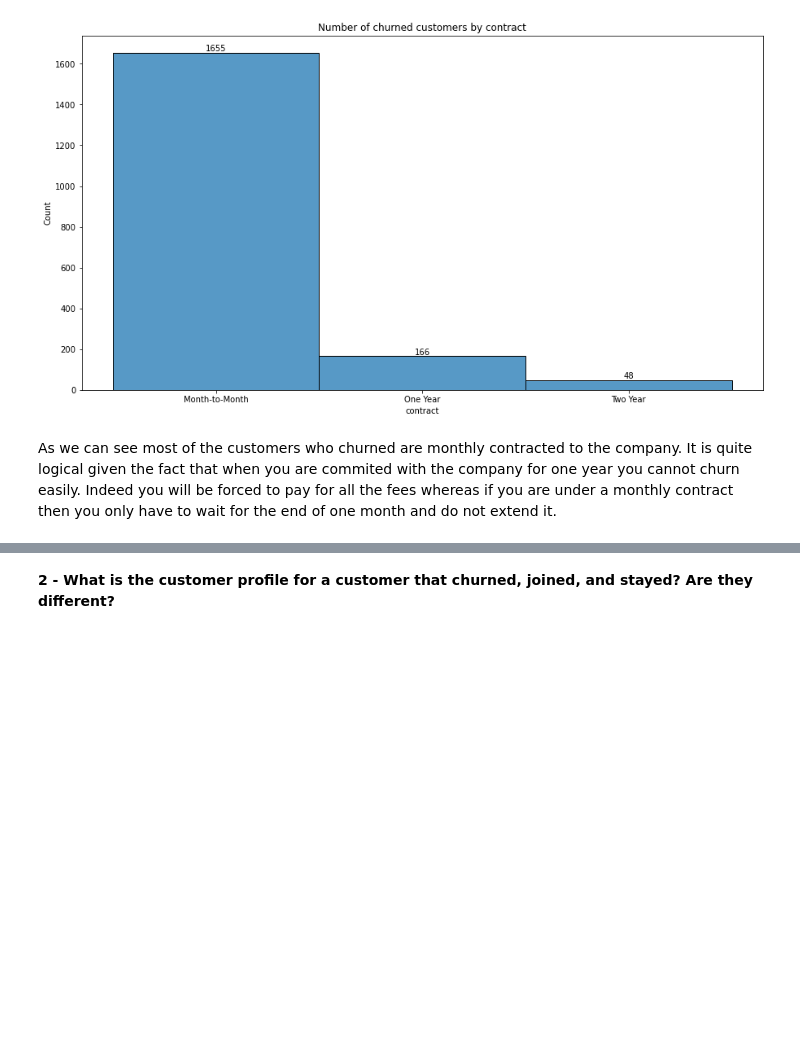
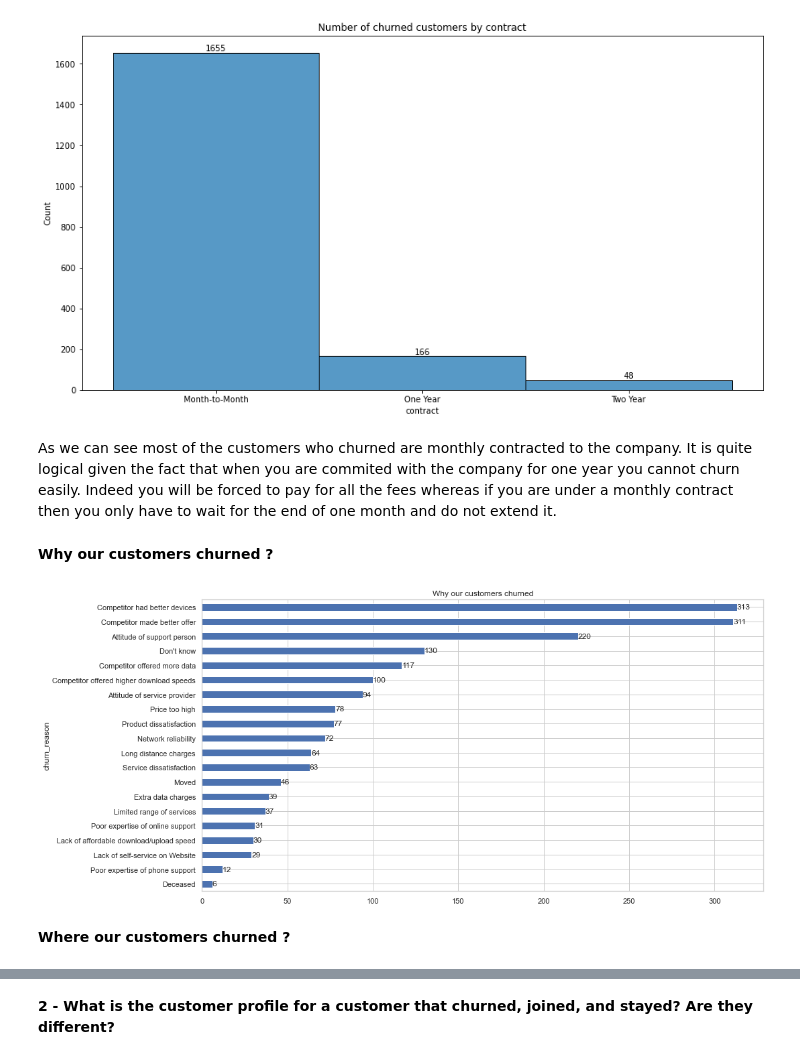
Before and after one commit to Yurhigz/Telecom_Churn, a Jupyter notebook: Script_Python.ipynb, the cells around one changed output, grey strips where cells are left out. Cells and saved outputs as stored; diff of their text form; code cells hidden in the pictures; blank space fills up the shorter version.

```diff
--- a/Script_Python.ipynb
+++ b/Script_Python.ipynb
@@ -269,5 +269,19 @@ ax.set_title('Number of churned customers by contract')
 plt.show()
 # %% [output]
 [figure]
-# %% [markdown]
-As we can see most of the customers who churned are monthly contracted to the company. It is quite logical given the fact that when you are commited with the company for one year you cannot churn easily. Indeed you will be forced to pay for all the fees whereas if you are under a monthly contract then you only have to wait for the end of one month and do not extend it.
+# %% [markdown]
+As we can see most of the customers who churned are monthly contracted to the company. It is quite logical given the fact that when you are commited with the company for one year you cannot churn easily. Indeed you will be forced to pay for all the fees whereas if you are under a monthly contract then you only have to wait for the end of one month and do not extend it.
+# %% [markdown]
+<b> Why our customers churned ? </b>
+# %%
+df_churn_reason = df.groupby(['churn_reason']).size().sort_values().drop('no churn')
+# %%
+fig, ax = plt.subplots(figsize=(15,8))
+ax = df_churn_reason.plot(kind='barh')
+ax.bar_label(ax.containers[0])
+ax.set_title('Why our customers churned')
+plt.show()
+# %% [output]
+[figure, added]
+# %% [markdown]
+<b> Where our customers churned ? </b>
```
Also changed, not shown: parts of 15 cells of this notebook.
